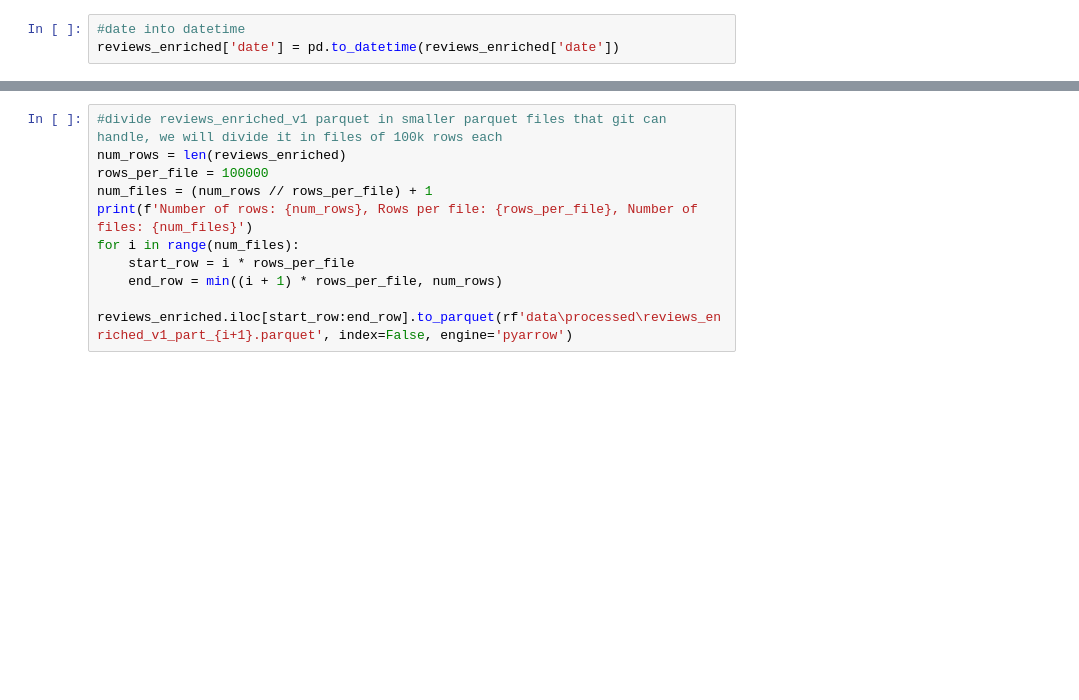
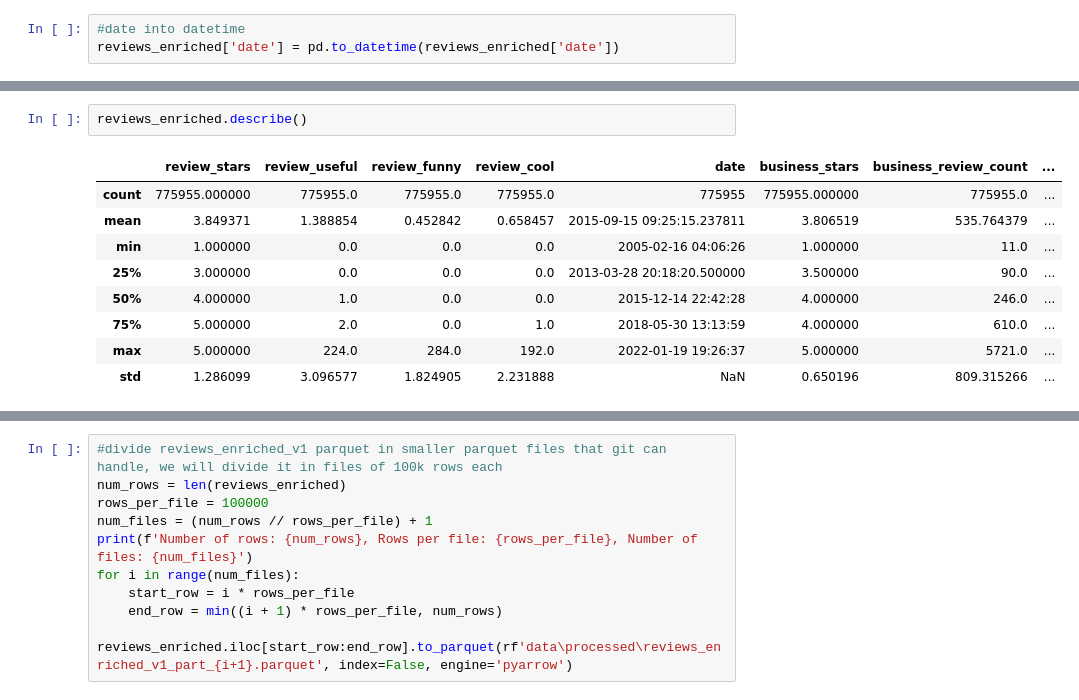
Before and after one commit to salvadordiazzz/BigData, a Jupyter notebook: cleaning.ipynb, the cells around one changed output, grey strips where cells are left out. Saved outputs shown, nothing was run; the diff lists cells and outputs as text; blank space fills up the shorter version.

```diff
--- a/cleaning.ipynb
+++ b/cleaning.ipynb
@@ -471,0 +483,12 @@ ValueError: invalid literal for int() with base 10: '10.0': Error while type cas
+# %%
+reviews_enriched.describe()
+# %% [output]
+|  | review_stars | review_useful | review_funny | review_cool | date | business_stars | business_review_count | ... |
+| count | 775955.000000 | 775955.0 | 775955.0 | 775955.0 | 775955 | 775955.000000 | 775955.0 | ... |
+| mean | 3.849371 | 1.388854 | 0.452842 | 0.658457 | 2015-09-15 09:25:15.237811 | 3.806519 | 535.764379 | ... |
+| min | 1.000000 | 0.0 | 0.0 | 0.0 | 2005-02-16 04:06:26 | 1.000000 | 11.0 | ... |
+| 25% | 3.000000 | 0.0 | 0.0 | 0.0 | 2013-03-28 20:18:20.500000 | 3.500000 | 90.0 | ... |
+| 50% | 4.000000 | 1.0 | 0.0 | 0.0 | 2015-12-14 22:42:28 | 4.000000 | 246.0 | ... |
+| 75% | 5.000000 | 2.0 | 0.0 | 1.0 | 2018-05-30 13:13:59 | 4.000000 | 610.0 | ... |
+| max | 5.000000 | 224.0 | 284.0 | 192.0 | 2022-01-19 19:26:37 | 5.000000 | 5721.0 | ... |
+| std | 1.286099 | 3.096577 | 1.824905 | 2.231888 | NaN | 0.650196 | 809.315266 | ... |
```
Also changed, not shown: parts of 4 cells of this notebook.
